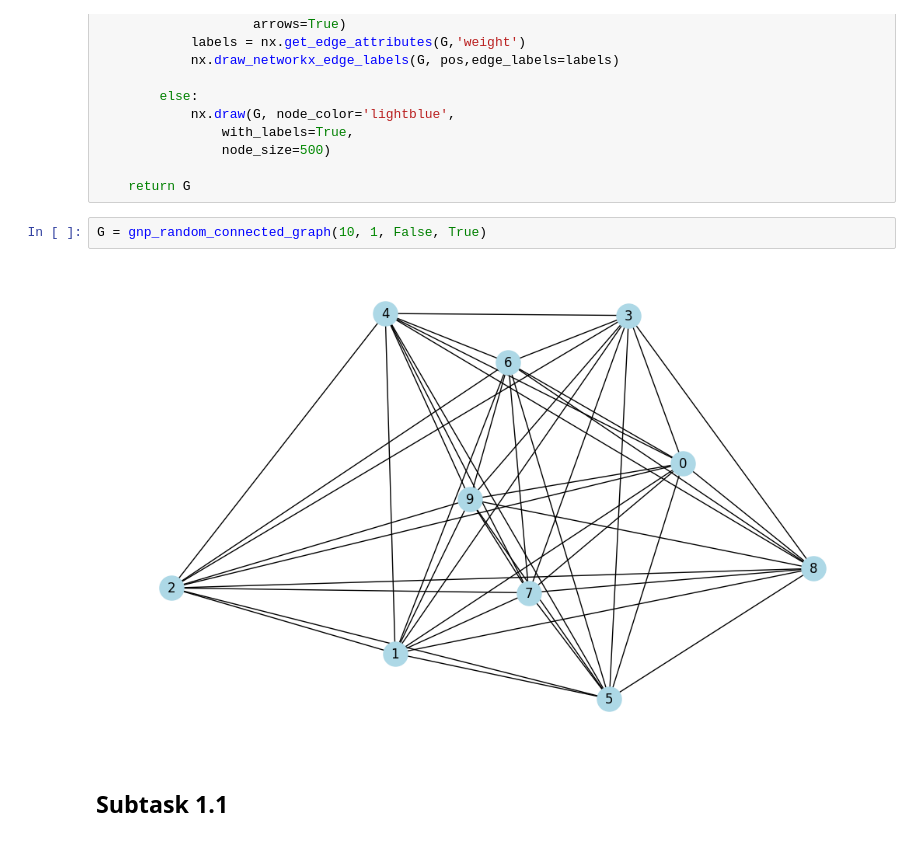
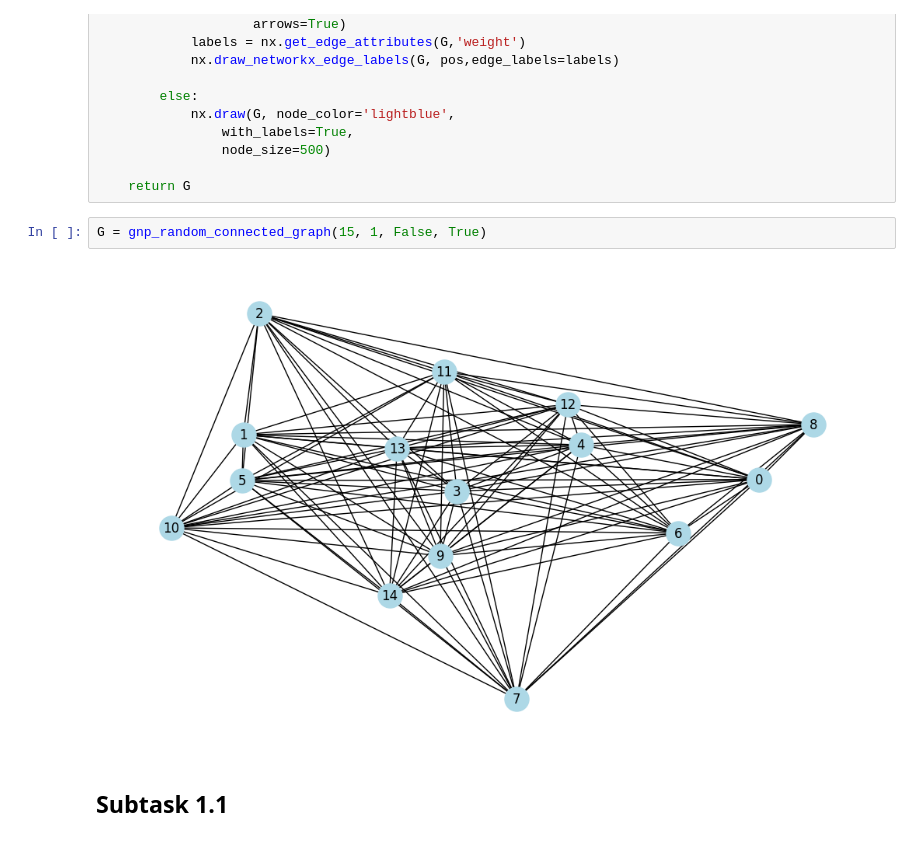
Before and after one commit to Luzefik/lab_1_discrete-math, a Jupyter notebook: Lab1_trees.ipynb, the cells around one changed output. Drawn from its saved outputs; the diff is of its cells as text.

```diff
--- a/Lab1_trees.ipynb
+++ b/Lab1_trees.ipynb
@@ -79,9 +79,9 @@ def gnp_random_connected_graph(num_of_nodes: int,
 
     return G
 # %%
-G = gnp_random_connected_graph(10, 1, False, True)
+G = gnp_random_connected_graph(15, 1, False, True)
 # %% [output]
-[figure, old version]
+[figure, new version]
 # %% [markdown]
 ## Subtask 1.1
 # %% [markdown]
```
Also changed, not shown: parts of 28 cells of this notebook.
